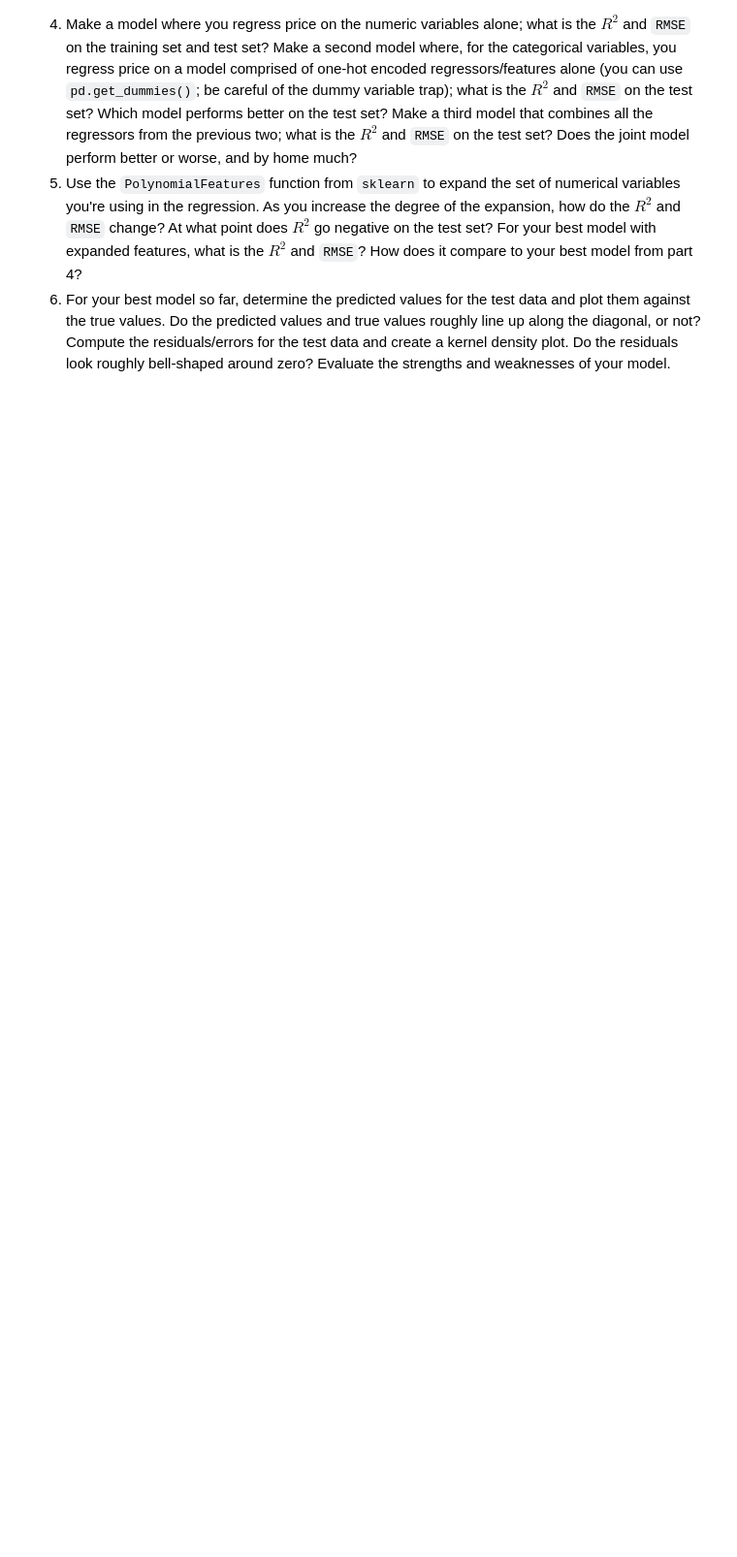
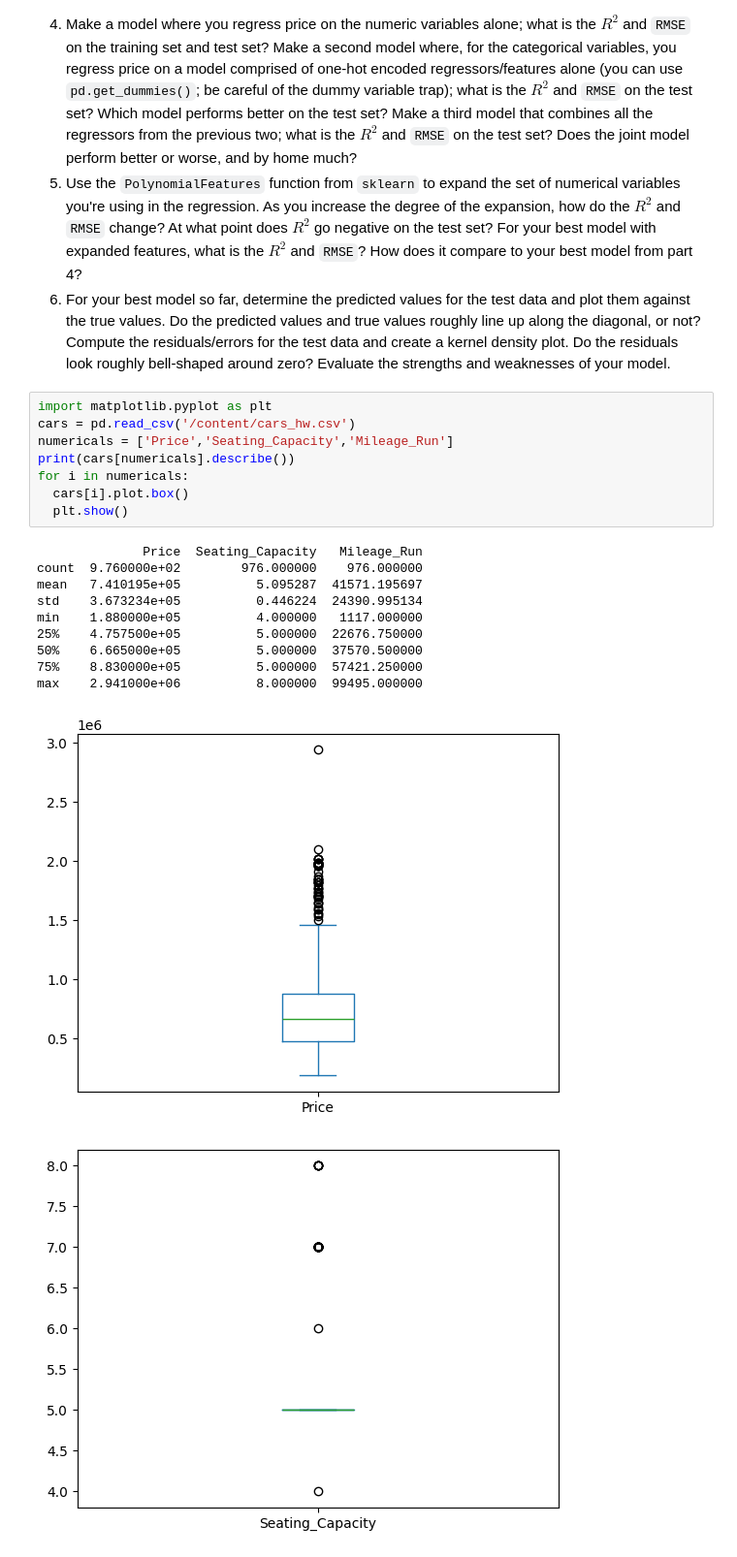
Before and after one commit to btw257-ui/linear_models, a Jupyter notebook: assignment/assignment.ipynb, the cells around one changed output. Shown at 97% size. Drawn from its saved outputs; the diff is of its cells as text; blank space fills up the shorter version.

```diff
--- a/assignment/assignment.ipynb
+++ b/assignment/assignment.ipynb
@@ -207,3 +198,23 @@ Index(['Price', 'Review Scores Rating', 'Neighbourhood ', 'Property Type',
   4. Make a model where you regress price on the numeric variables alone; what is the $R^2$ and `RMSE` on the training set and test set? Make a second model where, for the categorical variables, you regress price on a model comprised of one-hot encoded regressors/features alone (you can use `pd.get_dummies()`; be careful of the dummy variable trap); what is the $R^2$ and `RMSE` on the test set? Which model performs better on the test set? Make a third model that combines all the regressors from the previous two; what is the $R^2$ and `RMSE` on the test set? Does the joint model perform better or worse, and by home much?
   5. Use the `PolynomialFeatures` function from `sklearn` to expand the set of numerical variables you're using in the regression. As you increase the degree of the expansion, how do the $R^2$ and `RMSE` change? At what point does $R^2$ go negative on the test set? For your best model with expanded features, what is the $R^2$ and `RMSE`? How does it compare to your best model from part 4?
   6. For your best model so far, determine the predicted values for the test data and plot them against the true values. Do the predicted values and true values roughly line up along the diagonal, or not? Compute the residuals/errors for the test data and create a kernel density plot. Do the residuals look roughly bell-shaped around zero? Evaluate the strengths and weaknesses of your model.
+# %%
+import matplotlib.pyplot as plt
+cars = pd.read_csv('/content/cars_hw.csv')
+numericals = ['Price','Seating_Capacity','Mileage_Run']
+print(cars[numericals].describe())
+for i in numericals:
+  cars[i].plot.box()
+  plt.show()
+# %% [output]
+              Price  Seating_Capacity   Mileage_Run
+count  9.760000e+02        976.000000    976.000000
+mean   7.410195e+05          5.095287  41571.195697
+std    3.673234e+05          0.446224  24390.995134
+min    1.880000e+05          4.000000   1117.000000
+25%    4.757500e+05          5.000000  22676.750000
+50%    6.665000e+05          5.000000  37570.500000
+75%    8.830000e+05          5.000000  57421.250000
+max    2.941000e+06          8.000000  99495.000000
+[figure, added]
+[figure, added]
```
Also changed, not shown: parts of 10 cells of this notebook.
